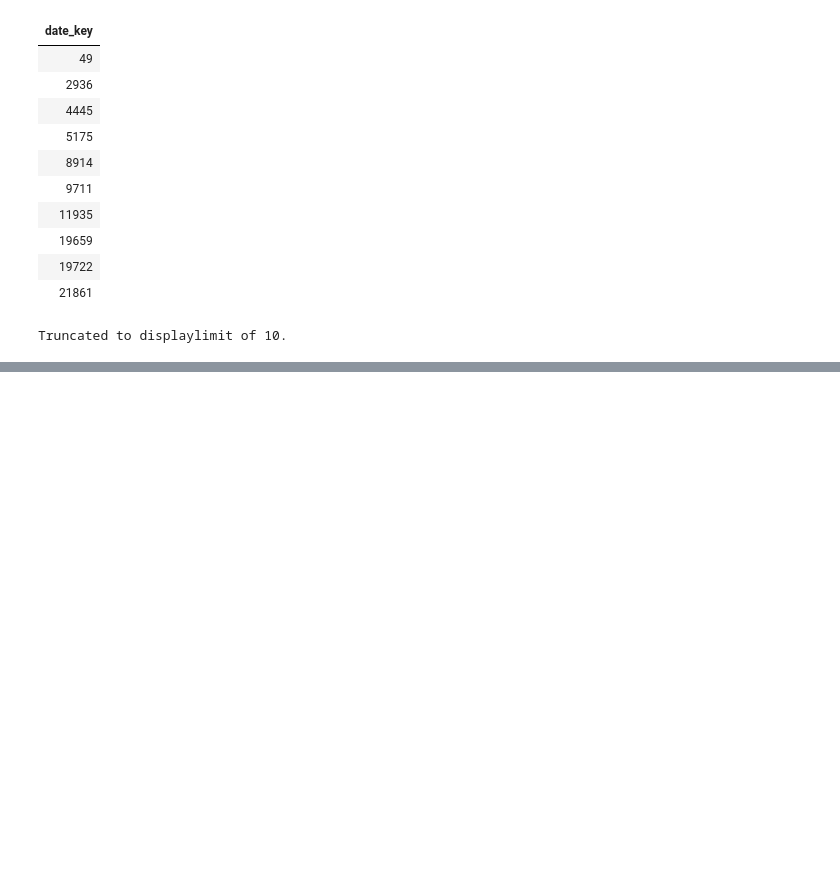
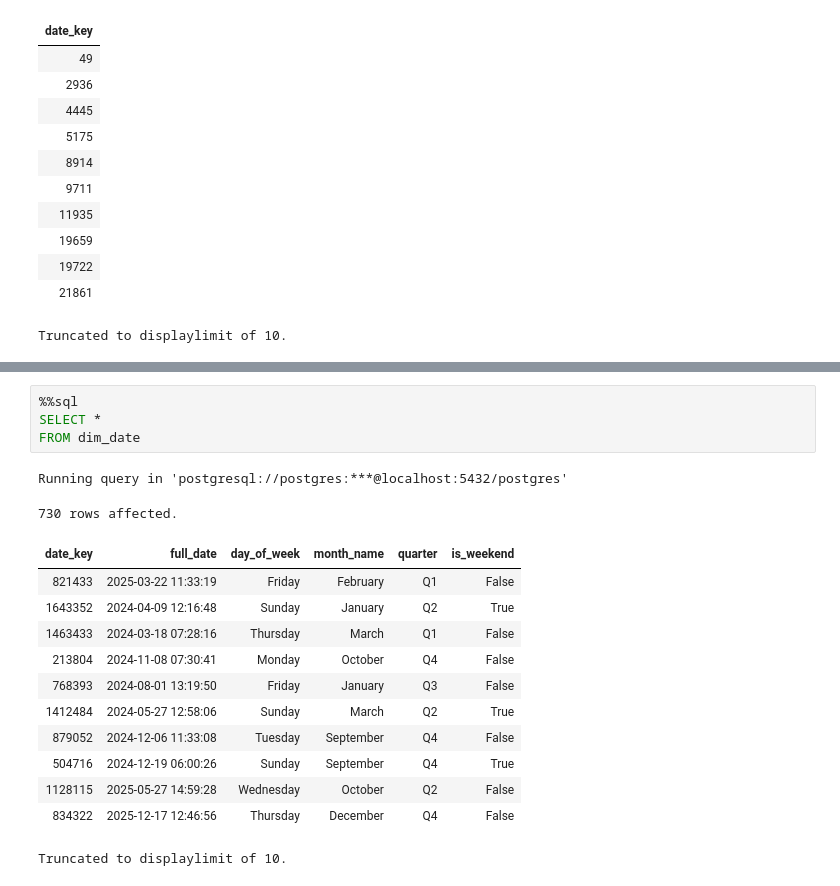
Before and after one commit to Retail-Analytical-Platform/Retail-Analytics-Data, a Jupyter notebook: src/main.ipynb, the cells around one changed output, grey strips where cells are left out. Saved outputs shown, nothing was run; the diff lists cells and outputs as text; blank space fills up the shorter version.

```diff
--- a/src/main.ipynb
+++ b/src/main.ipynb
@@ -59,0 +158,19 @@ LEFT JOIN dim_customer c on s.customer =
+# %%
+%%sql
+SELECT *
+FROM dim_date
+# %% [output]
+Running query in 'postgresql://postgres:***@localhost:5432/postgres'
+730 rows affected.
+| date_key | full_date | day_of_week | month_name | quarter | is_weekend |
+| 821433 | 2025-03-22 11:33:19 | Friday | February | Q1 | False |
+| 1643352 | 2024-04-09 12:16:48 | Sunday | January | Q2 | True |
+| 1463433 | 2024-03-18 07:28:16 | Thursday | March | Q1 | False |
+| 213804 | 2024-11-08 07:30:41 | Monday | October | Q4 | False |
+| 768393 | 2024-08-01 13:19:50 | Friday | January | Q3 | False |
+| 1412484 | 2024-05-27 12:58:06 | Sunday | March | Q2 | True |
+| 879052 | 2024-12-06 11:33:08 | Tuesday | September | Q4 | False |
+| 504716 | 2024-12-19 06:00:26 | Sunday | September | Q4 | True |
+| 1128115 | 2025-05-27 14:59:28 | Wednesday | October | Q2 | False |
+| 834322 | 2025-12-17 12:46:56 | Thursday | December | Q4 | False |
+Truncated to displaylimit of 10.
```
Also changed, not shown: parts of 13 cells of this notebook.
